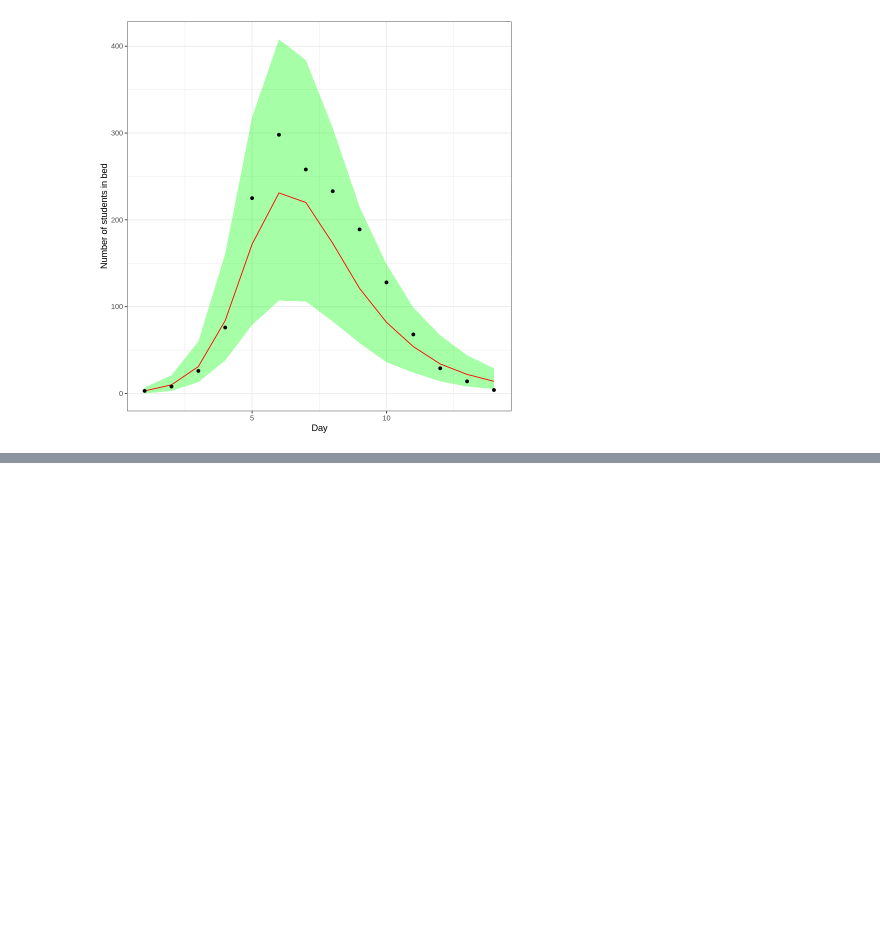
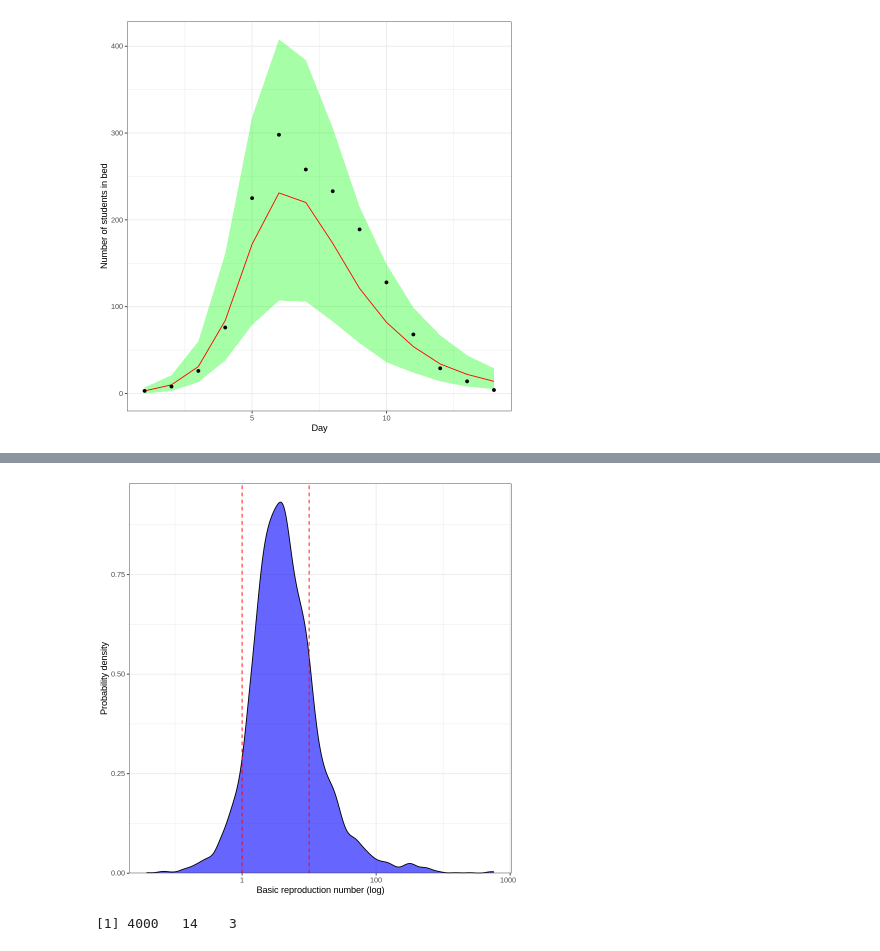
Before and after one commit to hublun/Bayesian_Aggregation_Average_Data, a Jupyter notebook: ODR_2024_1_22.ipynb, the cells around one changed output, grey strips where cells are left out. Saved outputs shown, nothing was run; the diff lists cells and outputs as text; code cells hidden in the pictures; blank space fills up the shorter version.

```diff
--- a/ODR_2024_1_22.ipynb
+++ b/ODR_2024_1_22.ipynb
@@ -243,0 +291,13 @@ ggplot(smr_pred, mapping = aes(x = t)) +
+# %%
+ggplot(tibble(r = s_prior$R0)) +
+  geom_density(aes(x = r),fill="blue", alpha = 0.6) +
+  geom_vline(xintercept = c(1,10), color = "red",linetype=2) +
+  scale_x_log10() +
+  scale_y_continuous(expand=expansion(c(0,.05))) +
+  labs(x="Basic reproduction number (log)",y="Probability density")
+# %% [output]
+[figure, added]
+# %%
+dim(s_prior$y)
+# %% [output]
+[1] 4000   14    3
```
Also changed, not shown: parts of 13 cells of this notebook, 1 other file.
